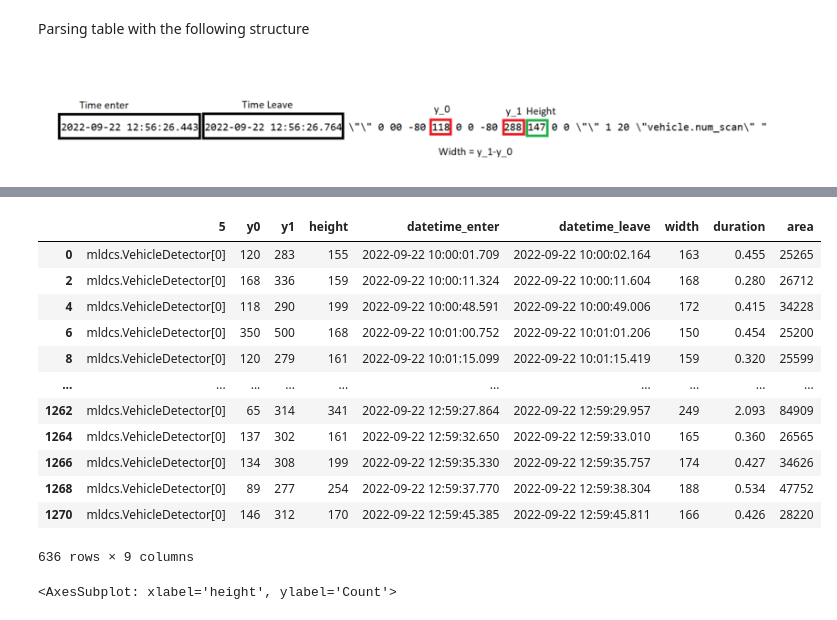
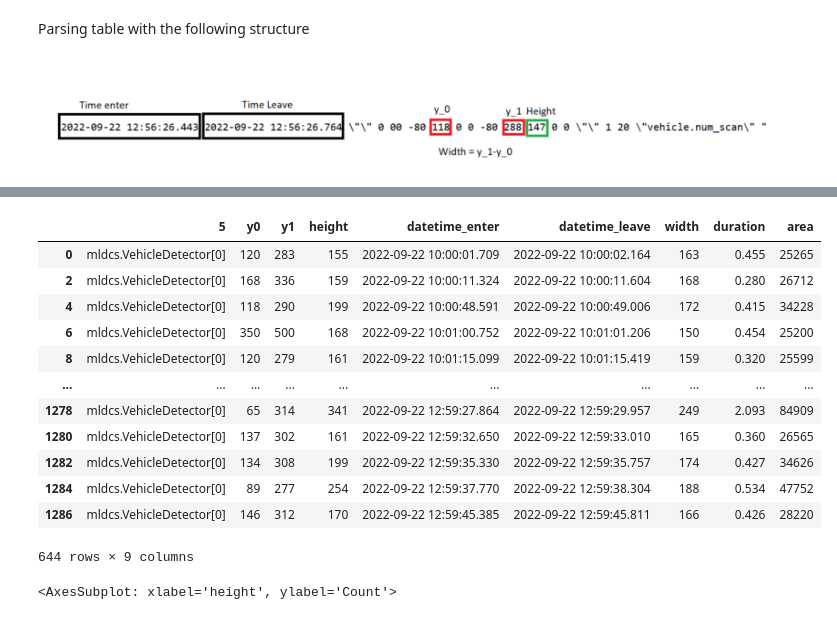
Before and after one commit to erlandbo/TDT4290, a Jupyter notebook: lidar_data_parsing.ipynb, the cells around one changed output, grey strips where cells are left out. Saved outputs shown, nothing was run; the diff lists cells and outputs as text; code cells hidden in the pictures.

Commit message:
feat: explore the skipped lines in pd.read_csv

```diff
--- a/lidar_data_parsing.ipynb
+++ b/lidar_data_parsing.ipynb
@@ -11,13 +11,15 @@ import matplotlib.pyplot as plt
 Reading lidar log file to panda dataframe
 # %%
 with open("data/lidar_log_grilstad_22.09.22_10_00_13_00.txt") as f:
-    text_lidar_data = f.read().strip('\\"')
+    text_lidar_data = f.read().replace('\\"', "").replace("\"", "").replace("  ", " ")
+#print(text_lidar_data)
 raw_lidar_data = pd.read_csv(
     StringIO(text_lidar_data),
     sep=" ",
     engine="python",
+    names=[i for i in range(49)],
     quoting=3,
     on_bad_lines="warn",
     header=None,
 )
-raw_lidar_data
+raw_lidar_data.to_csv("test.csv")
@@ -59,7 +31,7 @@ Parsing table with the following structure
 from datetime import timedelta
 
 
-lidar_data = raw_lidar_data.filter([5, 27, 28, 29, 30, 35, 39, 40])
+lidar_data = raw_lidar_data.filter([5, 27, 28, 29, 30, 34, 38, 39])
 lidar_data.rename(
     columns=(
         {
@@ -67,13 +39,14 @@ lidar_data.rename(
             28: "time_enter_time",
             29: "time_leave_date",
             30: "time_leave_time",
-            35: "y0",
-            39: "y1",
-            40: "height",
+            34: "y0",
+            38: "y1",
+            39: "height",
         }
     ),
     inplace=True,
 )
+# print(lidar_data)
 lidar_data["datetime_enter"] = pd.to_datetime(
     lidar_data["time_enter_date"] + " " + lidar_data["time_enter_time"]
 )
@@ -95,16 +85,16 @@ lidar_data
 |  | 5 | y0 | y1 | height | datetime_enter | datetime_leave | width | duration | area |
 | 0 | mldcs.VehicleDetector[0] | 120 | 283 | 155 | 2022-09-22 10:00:01.709 | 2022-09-22 10:00:02.164 | 163 | 0.455 | 25265 |
 | 2 | mldcs.VehicleDetector[0] | 168 | 336 | 159 | 2022-09-22 10:00:11.324 | 2022-09-22 10:00:11.604 | 168 | 0.280 | 26712 |
 | 4 | mldcs.VehicleDetector[0] | 118 | 290 | 199 | 2022-09-22 10:00:48.591 | 2022-09-22 10:00:49.006 | 172 | 0.415 | 34228 |
 | 6 | mldcs.VehicleDetector[0] | 350 | 500 | 168 | 2022-09-22 10:01:00.752 | 2022-09-22 10:01:01.206 | 150 | 0.454 | 25200 |
 | 8 | mldcs.VehicleDetector[0] | 120 | 279 | 161 | 2022-09-22 10:01:15.099 | 2022-09-22 10:01:15.419 | 159 | 0.320 | 25599 |
 | ... | ... | ... | ... | ... | ... | ... | ... | ... | ... |
-| 1262 | mldcs.VehicleDetector[0] | 65 | 314 | 341 | 2022-09-22 12:59:27.864 | 2022-09-22 12:59:29.957 | 249 | 2.093 | 84909 |
-| 1264 | mldcs.VehicleDetector[0] | 137 | 302 | 161 | 2022-09-22 12:59:32.650 | 2022-09-22 12:59:33.010 | 165 | 0.360 | 26565 |
-| 1266 | mldcs.VehicleDetector[0] | 134 | 308 | 199 | 2022-09-22 12:59:35.330 | 2022-09-22 12:59:35.757 | 174 | 0.427 | 34626 |
-| 1268 | mldcs.VehicleDetector[0] | 89 | 277 | 254 | 2022-09-22 12:59:37.770 | 2022-09-22 12:59:38.304 | 188 | 0.534 | 47752 |
-| 1270 | mldcs.VehicleDetector[0] | 146 | 312 | 170 | 2022-09-22 12:59:45.385 | 2022-09-22 12:59:45.811 | 166 | 0.426 | 28220 |
+| 1278 | mldcs.VehicleDetector[0] | 65 | 314 | 341 | 2022-09-22 12:59:27.864 | 2022-09-22 12:59:29.957 | 249 | 2.093 | 84909 |
+| 1280 | mldcs.VehicleDetector[0] | 137 | 302 | 161 | 2022-09-22 12:59:32.650 | 2022-09-22 12:59:33.010 | 165 | 0.360 | 26565 |
+| 1282 | mldcs.VehicleDetector[0] | 134 | 308 | 199 | 2022-09-22 12:59:35.330 | 2022-09-22 12:59:35.757 | 174 | 0.427 | 34626 |
+| 1284 | mldcs.VehicleDetector[0] | 89 | 277 | 254 | 2022-09-22 12:59:37.770 | 2022-09-22 12:59:38.304 | 188 | 0.534 | 47752 |
+| 1286 | mldcs.VehicleDetector[0] | 146 | 312 | 170 | 2022-09-22 12:59:45.385 | 2022-09-22 12:59:45.811 | 166 | 0.426 | 28220 |
-636 rows × 9 columns
+644 rows × 9 columns
 # %%
 sns.histplot(lidar_data['height'], kde=True)
 sns.histplot(lidar_data['width'], kde=True)
```
Also changed, not shown: parts of 2 cells of this notebook.
